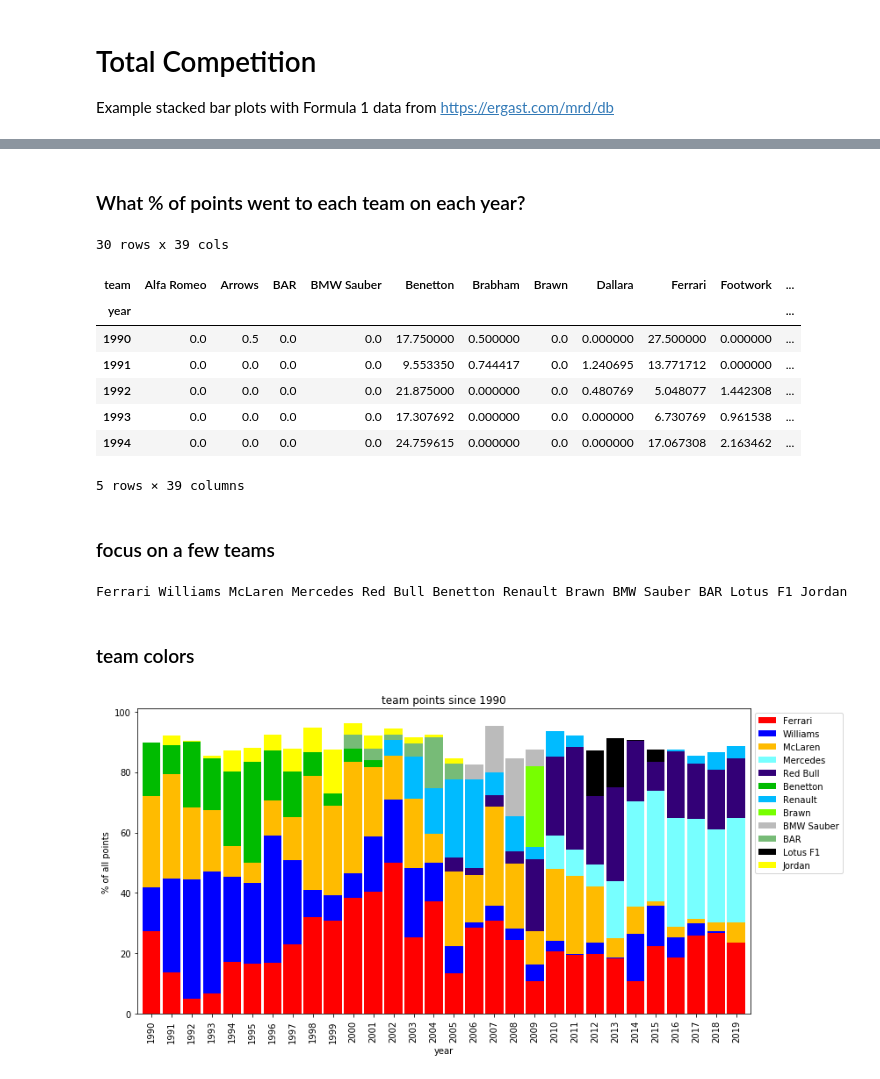
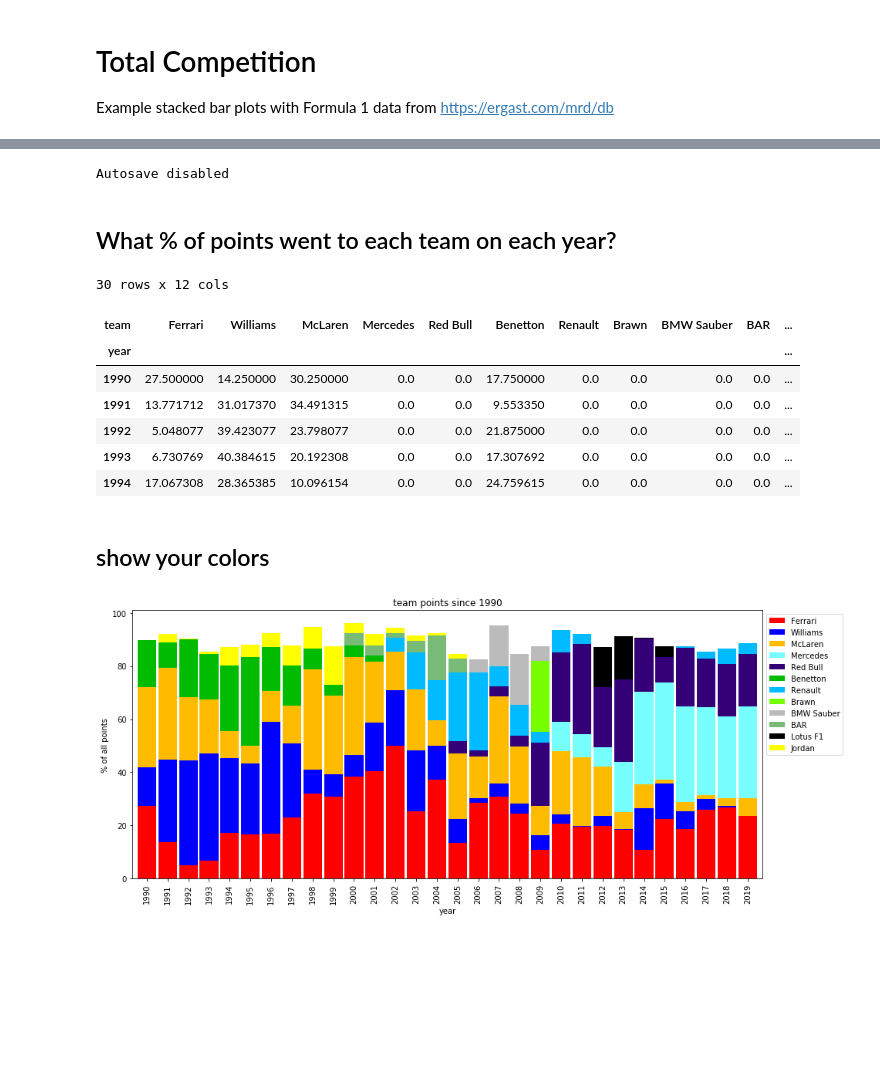
Before and after one commit to samkennerly/kingofsnake, a Jupyter notebook: books/viz/bar.ipynb, the cells around one changed output, grey strips where cells are left out. Cells and saved outputs as stored; diff of their text form; code cells hidden in the pictures; blank space fills up the shorter version.

```diff
--- a/books/viz/bar.ipynb
+++ b/books/viz/bar.ipynb
@@ -8,3 +4,10 @@ Autosave disabled
 # %%
+%autosave 0
+
 from etl import DATADIR, ErgastF1
 from viz import Plot
+
+f1 = ErgastF1(DATADIR / 'ergast/f1.zip')
+plot = Plot()
+# %% [output]
+Autosave disabled
@@ -14,9 +14,9 @@ plot = Plot()
 # %% [markdown]
-### What % of points went to each team on each year?
+## What % of points went to each team on each year?
 # %%
 # Get team scores, race dates, and team names.
 # Count points for each (year, team) since 1990.
-data = (
+score = (
     f1.team_results
     .loc[lambda df: df['points'] > 0]
     .join(f1.races['date'], on='id_race')
@@ -26,60 +26,44 @@ data = (
     ['points'].sum().unstack(fill_value=0)
     .resample('y').sum().rename_axis('year')
 )
-
 # Normalize each year's point total
-data = data.div(data.sum(axis=1), axis=0)
-
-# Convert units for easier reading
-data = 100 * data.set_index(data.index.year)
-
-# Is this table small enough yet?
-print("{} rows x {} cols".format(*data.shape))
-data.head()
+score = score.div(score.sum(axis=1), axis=0)
+# Focus on a few teams for easier reading.
+score = score[score.max().nlargest(12).index]
+# Convert units for easier reading.
+score = 100 * score.set_index(score.index.year)
+print("{} rows x {} cols".format(*score.shape))
+score.head()
 # %% [output]
-30 rows x 39 cols
+30 rows x 12 cols
-| team | Alfa Romeo | Arrows | BAR | BMW Sauber | Benetton | Brabham | Brawn | Dallara | Ferrari | Footwork | ... |
+| team | Ferrari | Williams | McLaren | Mercedes | Red Bull | Benetton | Renault | Brawn | BMW Sauber | BAR | ... |
 | year |  |  |  |  |  |  |  |  |  |  | ... |
-| 1990 | 0.0 | 0.5 | 0.0 | 0.0 | 17.750000 | 0.500000 | 0.0 | 0.000000 | 27.500000 | 0.000000 | ... |
-| 1991 | 0.0 | 0.0 | 0.0 | 0.0 | 9.553350 | 0.744417 | 0.0 | 1.240695 | 13.771712 | 0.000000 | ... |
-| 1992 | 0.0 | 0.0 | 0.0 | 0.0 | 21.875000 | 0.000000 | 0.0 | 0.480769 | 5.048077 | 1.442308 | ... |
-| 1993 | 0.0 | 0.0 | 0.0 | 0.0 | 17.307692 | 0.000000 | 0.0 | 0.000000 | 6.730769 | 0.961538 | ... |
-| 1994 | 0.0 | 0.0 | 0.0 | 0.0 | 24.759615 | 0.000000 | 0.0 | 0.000000 | 17.067308 | 2.163462 | ... |
+| 1990 | 27.500000 | 14.250000 | 30.250000 | 0.0 | 0.0 | 17.750000 | 0.0 | 0.0 | 0.0 | 0.0 | ... |
+| 1991 | 13.771712 | 31.017370 | 34.491315 | 0.0 | 0.0 | 9.553350 | 0.0 | 0.0 | 0.0 | 0.0 | ... |
+| 1992 | 5.048077 | 39.423077 | 23.798077 | 0.0 | 0.0 | 21.875000 | 0.0 | 0.0 | 0.0 | 0.0 | ... |
+| 1993 | 6.730769 | 40.384615 | 20.192308 | 0.0 | 0.0 | 17.307692 | 0.0 | 0.0 | 0.0 | 0.0 | ... |
+| 1994 | 17.067308 | 28.365385 | 10.096154 | 0.0 | 0.0 | 24.759615 | 0.0 | 0.0 | 0.0 | 0.0 | ... |
-5 rows × 39 columns
-# %% [markdown]
-### focus on a few teams
-# %%
-# Too many columns makes the plot hard to read.
-top12 = data.max().nlargest(12).index
-data = data[top12]
-print(*data.columns)
-# %% [output]
-Ferrari Williams McLaren Mercedes Red Bull Benetton Renault Brawn BMW Sauber BAR Lotus F1 Jordan
 # %% [markdown]
-### team colors
+## show your colors
 # %%
-from collections import defaultdict
-
 color = {
     'BAR': '#77bb77',
     'Benetton': '#00bb00',
     'BMW Sauber': '#bbbbbb',
     'Brawn': '#77ff00',
     'Ferrari': "#ff0000",
     'McLaren': "#ffbb00",
     'Mercedes': '#77ffff',
     'Red Bull': '#330077',
     'Renault': '#00bbff',
     'Williams': '#0000ff',
     'Jordan': '#ffff00'
 }
-color = defaultdict(lambda: "#000000", color)
-
 kw = dict()
-kw['color'] = data.columns.map(color)
+kw['color'] = score.columns.map(color).fillna('#000000')
 kw['title'] = 'team points since 1990'
 kw['ylabel'] = '% of all points'
-axes = plot.bar(data, **kw)
+axes = plot.bar(score, **kw)
 # %% [output]
-[figure, old version]
+[figure, new version]
 # %% [markdown]
```
Also changed, not shown: parts of 6 cells of this notebook, 1 other file.
